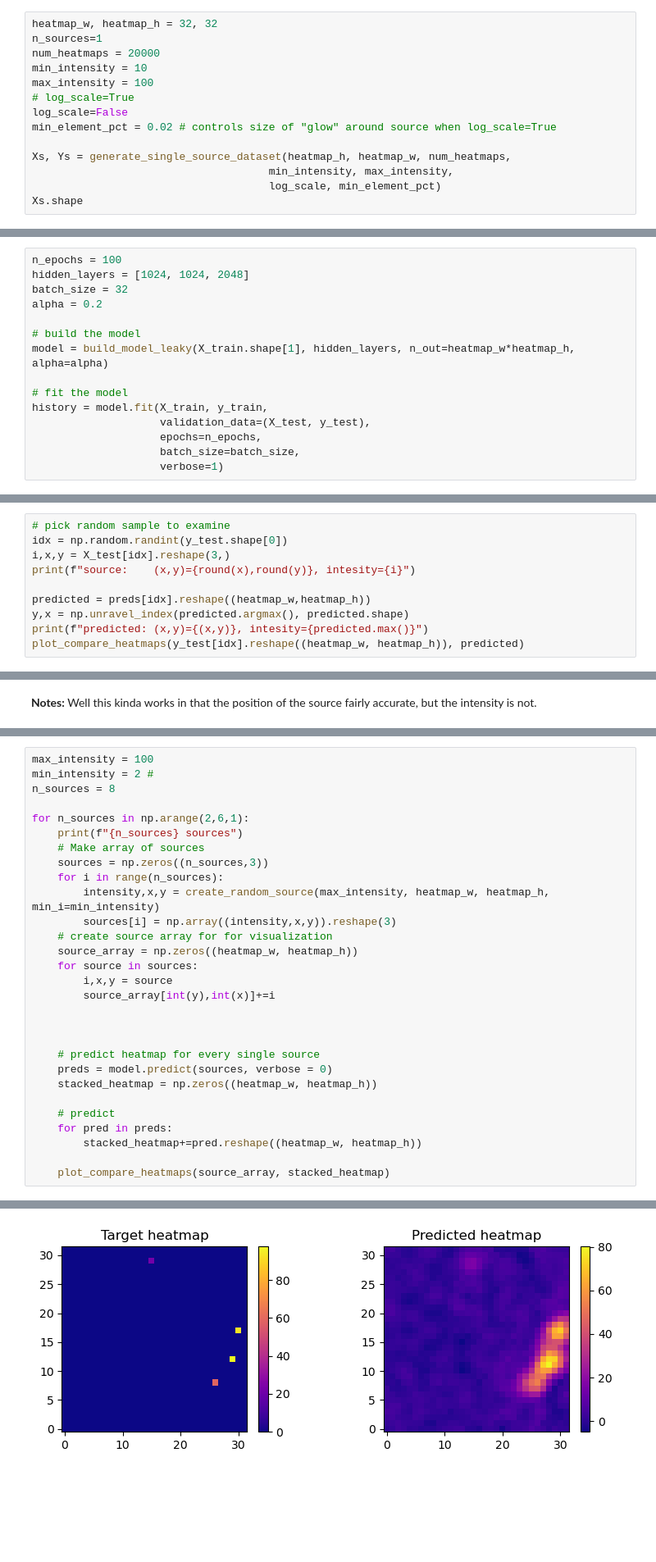
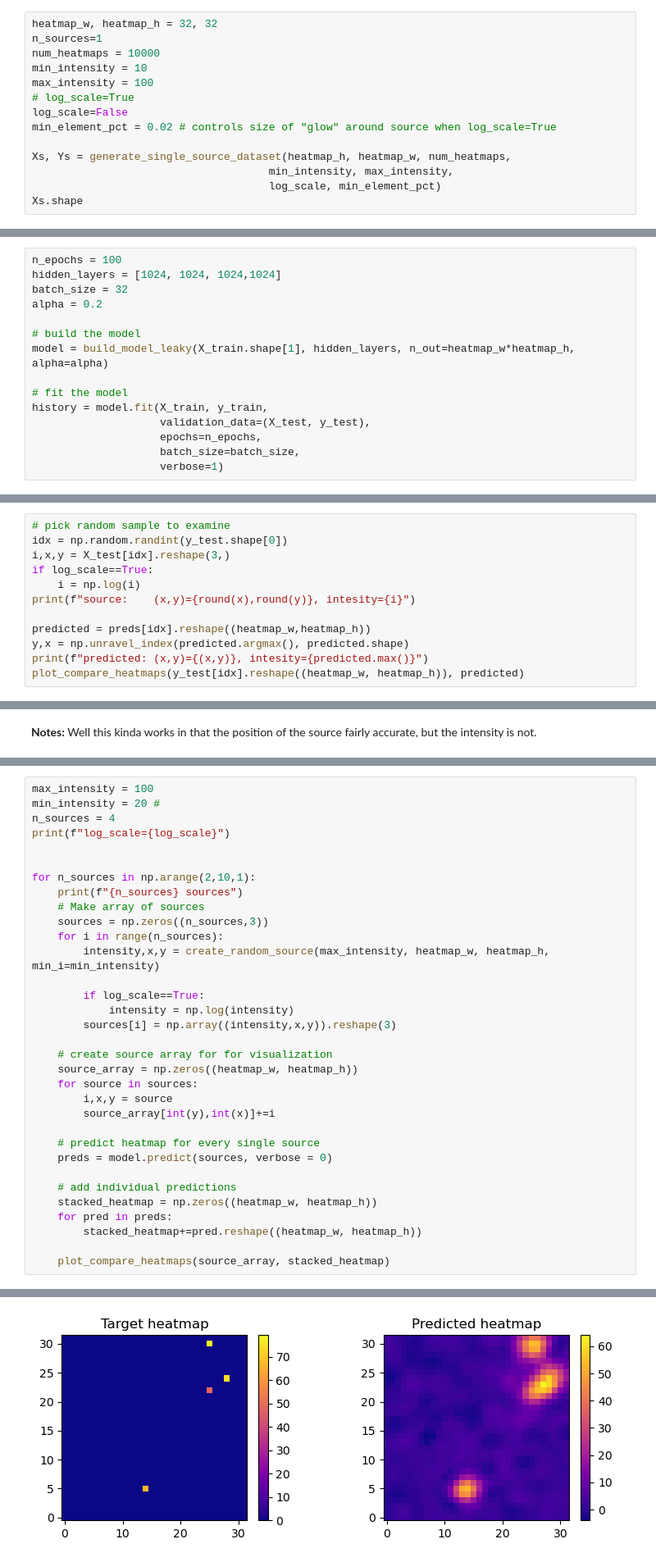
Before and after one commit to ElDuderino/AnalyteDiffusionAI, a Jupyter notebook: diffusion_model_sequential_linear_stacked.ipynb, the cells around one changed output, grey strips where cells are left out. Shown at 82% size. Drawn from its saved outputs; the diff is of its cells as text; blank space fills up the shorter version.

```diff
--- a/diffusion_model_sequential_linear_stacked.ipynb
+++ b/diffusion_model_sequential_linear_stacked.ipynb
@@ -79,7 +79,7 @@ def plot_heatmap(data, title = "", height = 3, cmap="viridis", norm="linear"):
 # %%
 heatmap_w, heatmap_h = 32, 32
 n_sources=1
-num_heatmaps = 20000
+num_heatmaps = 10000
 min_intensity = 10
 max_intensity = 100
 # log_scale=True
@@ -166,6 +166,6 @@ print(X_test.shape, y_test.shape)
 # %%
 n_epochs = 100
-hidden_layers = [1024, 1024, 2048]
+hidden_layers = [1024, 1024, 1024,1024]
 batch_size = 32
 alpha = 0.2
 
@@ -220,6 +222,8 @@ def plot_compare_heatmaps(actual, predicted):
 # pick random sample to examine
 idx = np.random.randint(y_test.shape[0])
 i,x,y = X_test[idx].reshape(3,)
+if log_scale==True:
+    i = np.log(i)
 print(f"source:    (x,y)={round(x),round(y)}, intesity={i}")
 
 predicted = preds[idx].reshape((heatmap_w,heatmap_h))
@@ -238,28 +242,32 @@ This allows us to make a prediction for multiple sources
 # %%
 max_intensity = 100
-min_intensity = 2 #
-n_sources = 8
+min_intensity = 20 #
+n_sources = 4
+print(f"log_scale={log_scale}")
 
-for n_sources in np.arange(2,6,1):
+
+for n_sources in np.arange(2,10,1):
     print(f"{n_sources} sources")
     # Make array of sources
     sources = np.zeros((n_sources,3))
     for i in range(n_sources):
         intensity,x,y = create_random_source(max_intensity, heatmap_w, heatmap_h, min_i=min_intensity)
+
+        if log_scale==True:
+            intensity = np.log(intensity)
         sources[i] = np.array((intensity,x,y)).reshape(3)
+
     # create source array for for visualization
     source_array = np.zeros((heatmap_w, heatmap_h))
     for source in sources:
         i,x,y = source
         source_array[int(y),int(x)]+=i
 
-
-
     # predict heatmap for every single source
     preds = model.predict(sources, verbose = 0)
+
+    # add individual predictions
     stacked_heatmap = np.zeros((heatmap_w, heatmap_h))
-
-    # predict
     for pred in preds:
         stacked_heatmap+=pred.reshape((heatmap_w, heatmap_h))
 
@@ -272,3 +281,3 @@ for n_sources in np.arange(2,6,1):
 4 sources
-[figure, old version]
+[figure, new version]
 5 sources
```
Also changed, not shown: parts of 10 cells of this notebook.
